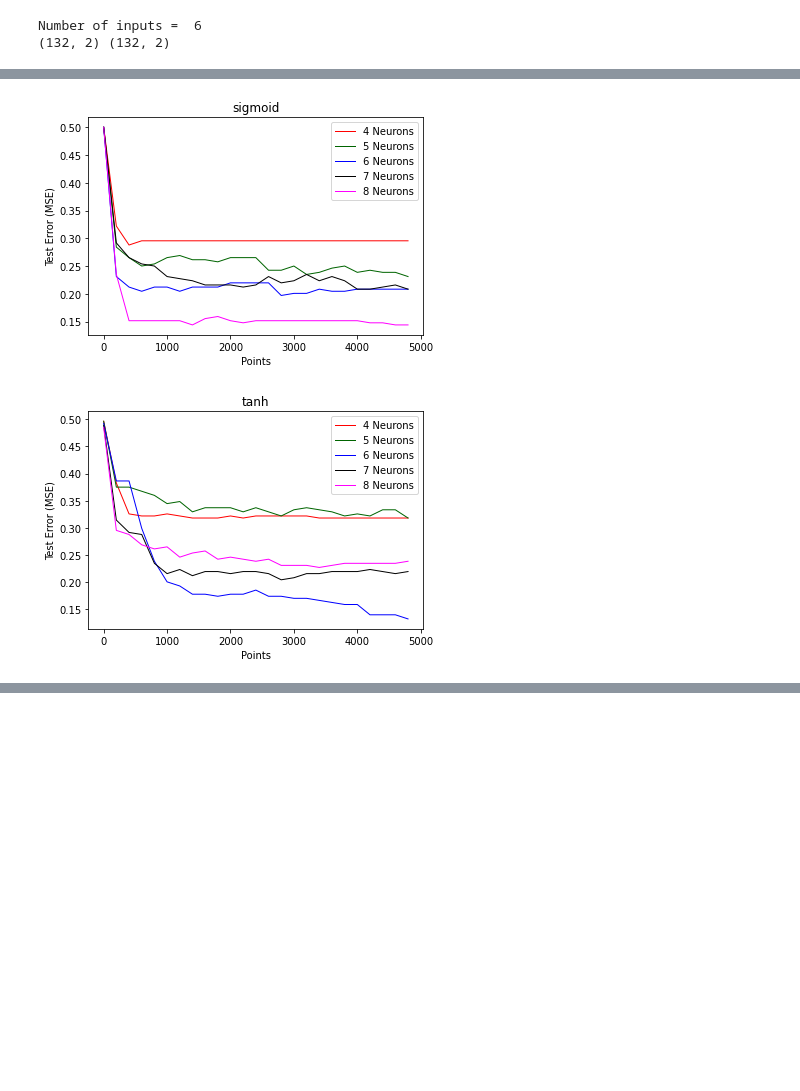
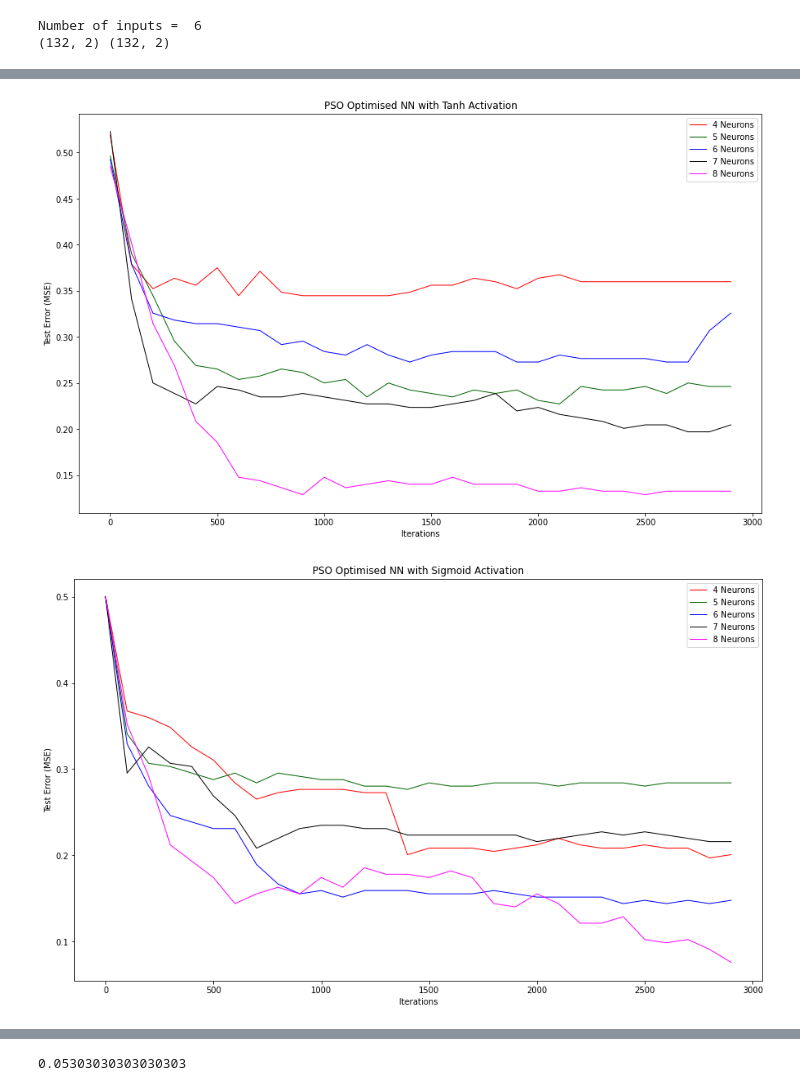
Before and after one commit to Kayzee805/NAT-CW2, a Jupyter notebook: pso-ann/test2.ipynb, the cells around one changed output, grey strips where cells are left out. Cells and saved outputs as stored; diff of their text form; code cells hidden in the pictures; blank space fills up the shorter version.

```diff
--- a/pso-ann/test2.ipynb
+++ b/pso-ann/test2.ipynb
@@ -135,17 +135,17 @@ print(y_test_true.shape,y_true.shape)
 Number of inputs =  6
 (132, 2) (132, 2)
 # %%
-iterations = 5000
+iterations = 3000
 
 def training(shape,activationLayer):
   #  print("input  :",X.shape,y_true.shape)
     cost_func = functools.partial(eval_neural_network, shape=shape, X=X, y=y_true.T,activationLayer=activationLayer)
 
-    swarm = pso.ParticleSwarm(cost_func, num_dimensions=dim_weights(shape), num_particles=27,chi=0.72989 ,phi_p=2.02,phi_g=2.02)
+    swarm = pso.ParticleSwarm(cost_func, num_dimensions=dim_weights(shape), num_particles=30,chi=0.729845 ,phi_p=2,phi_g=2)
     # Train...
     i = 0
     best_scores = [(i, swarm.best_score)]
-    print_best_particle(best_scores[-1])
+    #print_best_particle(best_scores[-1])
 
     trainingLoss = []
     testloss = []
@@ -159,11 +159,11 @@ def training(shape,activationLayer):
         testError = sklearn.metrics.mean_squared_error((y_test_true.T),y_test_pred)
 
         #print("index = ",i)
-        if i%2500==0 and swarm.best_score < best_scores[-1][1]:
-            best_scores.append((i, swarm.best_score))
-            print_best_particle(best_scores[-1])
-            #training per epoch
-            print("Mean absolute error score for index   =",i,(activationLayer,testError))
+#         if i%2500==0 and swarm.best_score < best_scores[-1][1]:
+#             best_scores.append((i, swarm.best_score))
+#             print_best_particle(best_scores[-1])
+#             #training per epoch
+#             print("Mean absolute error score for index   =",i,(activationLayer,testError))
         trainingLoss.append(swarm.best_score)
         testloss.append(testError)
 
@@ -186,10 +186,10 @@ def training(shape,activationLayer):
 
     ##this is dumb
     #eval neural network is pritning the mean squared error at each time
-    print("best score = ",best_scores[ -1])
+  #  print("best score = ",best_scores[ -1])
   #  print(sklearn.metrics.classification_report(y_test_true, y_test_pred.T))
 
-    print("Mean absolute error score for  =",(activationLayer, sklearn.metrics.mean_squared_error(y_test_true,y_test_pred.T)))
+  #  print("Mean absolute error score for  =",(activationLayer, sklearn.metrics.mean_squared_error(y_test_true,y_test_pred.T)))
     #print("Accuracy score = ",sklearn.metrics.accuracy_score(y_test_true,y_test_pred.T))
     return testloss
 # %%
@@ -201,7 +201,7 @@ def training(shape,activationLayer):
 # plt.show()
 # # # training(shape,"sigmoid")
 # %%
-activations = ['sigmoid','tanh','relu','identity']#,'relu','default']
+activations = ['tanh','sigmoid','relu','identity']#,'relu','default']
 #iterations = 10000
 
 def testRun():
@@ -222,7 +222,7 @@ def testRun():
             mse = training(shape,activationLayer)
             arrays[i][k]=mse
 
-            print(i,k)
+            print(f"Activation = {activations[i].capitalize()} neurons = {neurons[k]} with mse of {mse[-1]}")
      #   print(i)
 
     return arrays
@@ -248,23 +251,31 @@ Mean absolute error score for  = ('identity', 0.4393939393939394)
 # %%
 neurons = [4,5,6,7,8]
 points = np.arange(iterations)
 colors = ['r','darkgreen','b','k','fuchsia']
-stepSize = 200
+stepSize = 100
+plt.rcParams["figure.figsize"] = (15,9)
+
 for i in range(len(activations)):
     for k in range(len(neurons)):
         if activations[i]=="relu":
             plt.plot(points[40::stepSize],arrays[i][k][40::stepSize],color=colors[k],label= "{0} Neurons".format(neurons[k]),linewidth=1,markevery=1)
         elif activations[i]=="identity":
-            plt.plot(points[150::stepSize],arrays[i][k][150::stepSize],color=colors[k],label= "{0} Neurons".format(neurons[k]),linewidth=1,markevery=1)
+            plt.plot(points[200::stepSize],arrays[i][k][200::stepSize],color=colors[k],label= "{0} Neurons".format(neurons[k]),linewidth=1,markevery=1)
 
         else:
             plt.plot(points[::stepSize],arrays[i][k][::stepSize],color=colors[k],label= "{0} Neurons".format(neurons[k]),linewidth=1,markevery=1)
+    #plt.yticks(np.arange(0, 10, 20))
 
-    plt.title(activations[i])
+    #  plt.figure(figsize=(12,12))
+    #plt.xticks(np.arange(0,, 5))
+    plt.title(f"PSO Optimised NN with {activations[i].capitalize()} Activation")
     plt.legend()
-    plt.xlabel("Points")
+    plt.xlabel("Iterations")
     plt.ylabel("Test Error (MSE)")
     plt.show()
+  #  plt.savefig("figs/{0}.svg".format(activations[i].capitalize()),format="svg")
+
+print(np.amin(arrays))
 # %% [output]
-[figure, old version]
+[figure, new version]
-[figure, old version]
+[figure, new version]
@@ -273,3 +284,4 @@ for i in range(len(activations)):
+0.05303030303030303
 # %%
 
 neurons = [4,5,6,7,8]
```
Also changed, not shown: parts of 5 cells of this notebook, 5 other files.
